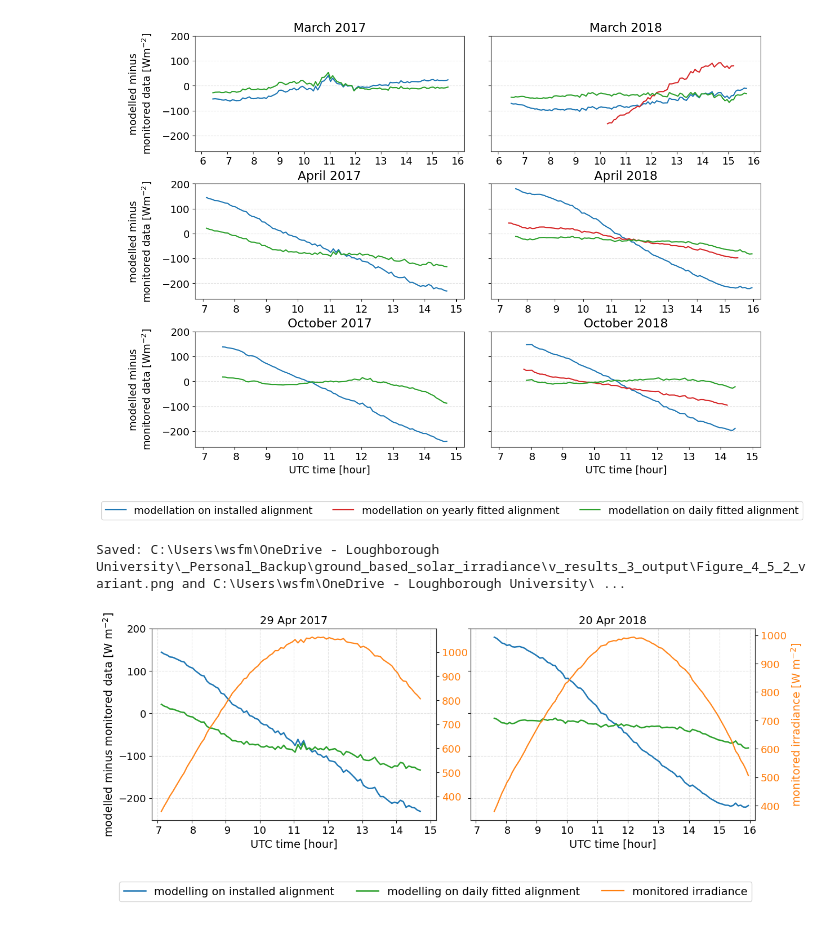
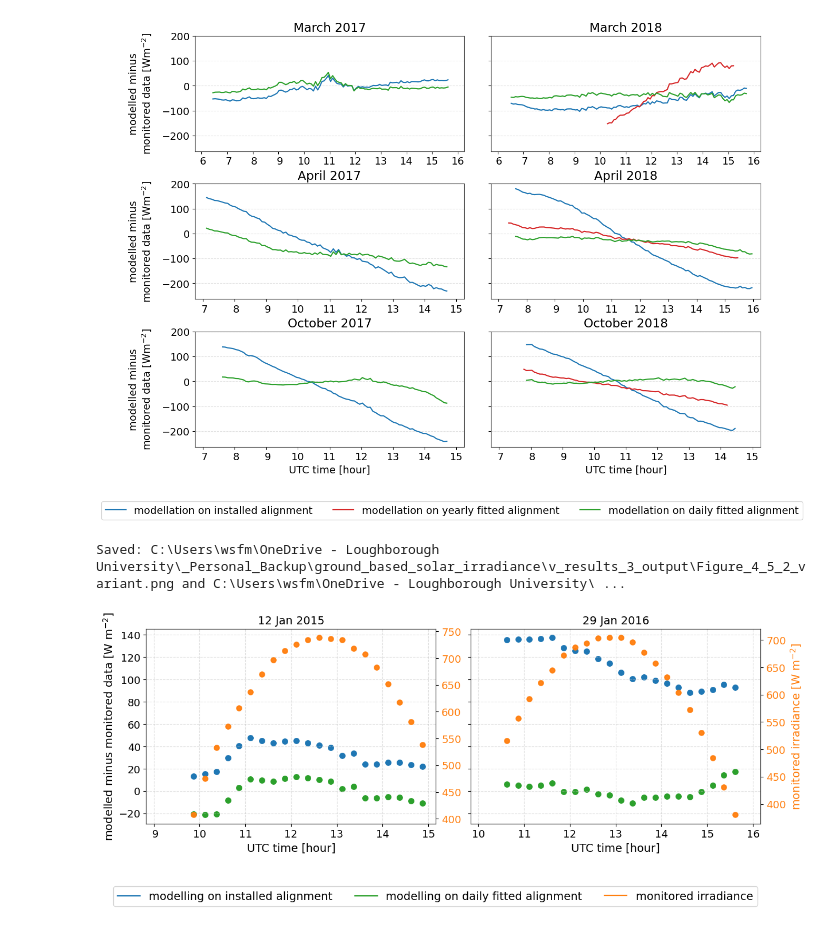
Before and after one commit to FrancescoMariottini/ground_based_solar_irradiance, a Jupyter notebook: v_results_4_examples_ipynb/measured_vs_modeled_daily.ipynb, the cells around one changed output. Cells and saved outputs as stored; diff of their text form; code cells hidden in the pictures.

```diff
--- a/v_results_4_examples_ipynb/measured_vs_modeled_daily.ipynb
+++ b/v_results_4_examples_ipynb/measured_vs_modeled_daily.ipynb
@@ -331,12 +331,28 @@ import numpy as np
 import pandas as pd
 import matplotlib.pyplot as plt
 
-# Requested dates
+# Requested dates for Lazio
 DATE_LEFT  = pd.Timestamp("2017-03-25")
 DATE_RIGHT = pd.Timestamp("2018-03-23")
 
 DATE_LEFT  = pd.Timestamp("2017-04-29")
 DATE_RIGHT = pd.Timestamp("2018-04-20")
+
+# Requested dates for Trentino
+
+DATE_LEFT  = pd.Timestamp("2014-01-12")
+DATE_RIGHT = pd.Timestamp("2015-01-12")
+# 31/10/25 quick fix
+DATE_LEFT_STR  = "12/01/2014"
+DATE_RIGHT_STR = "12/01/2015"
+
+
+DATE_LEFT  = pd.Timestamp("2015-01-12")
+DATE_RIGHT = pd.Timestamp("2016-01-29")
+# 31/10/25 quick fix
+DATE_LEFT_STR  = "12/01/2015"
+DATE_RIGHT_STR = "29/01/2016"
+
 
 # --------------------------- Global font control ---------------------------
 FONTSIZE = 14  # <--- change this and titles/labels/legend/ticks will follow
@@ -345,7 +361,11 @@ FONTSIZE = 14  # <--- change this and titles/labels/legend/ticks will follow
 BASE_DIR = r"C:/Users/wsfm/OneDrive - Loughborough University/_Personal_Backup/ground_based_solar_irradiance/"
 INP_DIR  = os.path.join(BASE_DIR, "assets", "alignment")
 OUT_DIR  = os.path.join(BASE_DIR, "v_results_3_output")
+
 DAILY_CSV = "_daily_alignment Lazio Pyranometer 1_analysis_251029.csv"
+
+DAILY_CSV = "_daily_alignment Bolzano_analysis_251031.csv"
+
 
 # --------------------------- Helpers ---------------------------
 def _must_exist(p: Path) -> Path:
@@ -387,7 +407,12 @@ def _hour_ticks(mins_min: int, mins_max: int):
     return pos, lab
 
 def _slice_date(df: pd.DataFrame, date_col: str, target: pd.Timestamp) -> pd.DataFrame:
-    return df.loc[pd.to_datetime(df[date_col], errors="coerce") == target].copy()
+    if DAILY_CSV == "_daily_alignment Bolzano_analysis_251031.csv":
+        df_tmp =  df.loc[df[date_col] == target].copy()
+        df_tmp[date_col] = pd.to_datetime( df_tmp[date_col], errors="coerce")
+        return df_tmp
+    else:
+        return df.loc[pd.to_datetime(df[date_col], errors="coerce") == target].copy()
 
 # --------------------------- Load ---------------------------
 INP = Path(INP_DIR); OUT = Path(OUT_DIR); OUT.mkdir(parents=True, exist_ok=True)
@@ -448,8 +473,8 @@ def make_panel(df_raw: pd.DataFrame, date_val: pd.Timestamp):
 
     return dict(inst=inst, dfit=dfit, irr=irr)
 
-panel_L = make_panel(raw, DATE_LEFT)
-panel_R = make_panel(raw, DATE_RIGHT)
+panel_L = make_panel(raw, DATE_LEFT_STR)
+panel_R = make_panel(raw, DATE_RIGHT_STR)
 
 # --------------------------- Plotting ---------------------------
 plt.rcParams.update({
@@ -482,16 +507,26 @@ for j, (ax, panel, ttl) in enumerate(zip(axes, [panel_L, panel_R], titles)):
 
     # Primary axis: installed & daily-fitted
     if not inst.empty:
-        ax.plot(inst["minutes"], inst["value"], color=COL_INST, linewidth=LW_MAIN)
+        if DAILY_CSV == "_daily_alignment Bolzano_analysis_251031.csv":
+            ax.scatter(inst["minutes"], inst["value"], color=COL_INST, linewidth=LW_MAIN)
+        else:
+            ax.plot(inst["minutes"], inst["value"], color=COL_INST, linewidth=LW_MAIN)
     if not dfit.empty:
-        ax.plot(dfit["minutes"], dfit["value"], color=COL_DFIT, linewidth=LW_MAIN)
+        if DAILY_CSV == "_daily_alignment Bolzano_analysis_251031.csv":
+            ax.scatter(dfit["minutes"], dfit["value"], color=COL_DFIT, linewidth=LW_MAIN)
+        else:
+            ax.plot(dfit["minutes"], dfit["value"], color=COL_DFIT, linewidth=LW_MAIN)
 
     # Secondary axis: irradiance (only if non-null rows exist)
     ax2 = None
     if not irr.empty:
         ax2 = ax.twinx()
         ax2.grid(False)
-        ax2.plot(irr["minutes"], irr["irr"], color=COL_IRR, linewidth=LW_IRR, alpha=0.95)
+        if DAILY_CSV == "_daily_alignment Bolzano_analysis_251031.csv":
+            ax2.scatter(irr["minutes"], irr["irr"], color=COL_IRR, linewidth=LW_IRR, alpha=0.95)
+        else:
+            ax2.plot(irr["minutes"], irr["irr"], color=COL_IRR, linewidth=LW_IRR, alpha=0.95)
+
         if j == 1:  # label only on the RIGHT subplot
             ax2.set_ylabel("monitored irradiance [W m$^{-2}$]", color=COL_IRR, fontsize=FONTSIZE)
 
@@ -514,31 +549,31 @@ for j, (ax, panel, ttl) in enumerate(zip(axes, [panel_L, panel_R], titles)):
     # Titles & labels with FONTSIZE
     ax.set_title(ttl, fontsize=FONTSIZE)
     if j == 0:
         ax.set_ylabel("modelled minus monitored data [W m$^{-2}$]", fontsize=FONTSIZE)
     ax.set_xlabel("UTC time [hour]", fontsize=FONTSIZE)
 
     # Match tick label size on primary axes
     ax.tick_params(axis="both", labelsize=max(FONTSIZE-1, 8))
 
 # ---- Single, figure-level legend centered at the bottom ----
 fig.legend(
     [proxy_inst, proxy_dfit, proxy_irr],
     ["modelling on installed alignment",
      "modelling on daily fitted alignment",
      "monitored irradiance"],
     loc="upper center", bbox_to_anchor=(0.5, 0.02),
     ncol=3, frameon=True, fontsize=FONTSIZE
 )
 
 # Layout and save
 fig.subplots_adjust(wspace=0.12, bottom=0.22, left=0.10, right=0.95, top=0.90)
 
 OUT.mkdir(parents=True, exist_ok=True)
 png = OUT / "Figure_4_5_2_variant.png"
 svg = OUT / "Figure_4_5_2_variant.svg"
 fig.savefig(png, dpi=300)
 fig.savefig(svg)
 print(f"Saved: {png} and {svg}")
 # %% [output]
 Saved: C:\Users\wsfm\OneDrive - Loughborough University\_Personal_Backup\ground_based_solar_irradiance\v_results_3_output\Figure_4_5_2_variant.png and C:\Users\wsfm\OneDrive - Loughborough University\ ...
-[figure, old version]
+[figure, new version]
```
Also changed, not shown: parts of 3 cells of this notebook, 1 other file.
